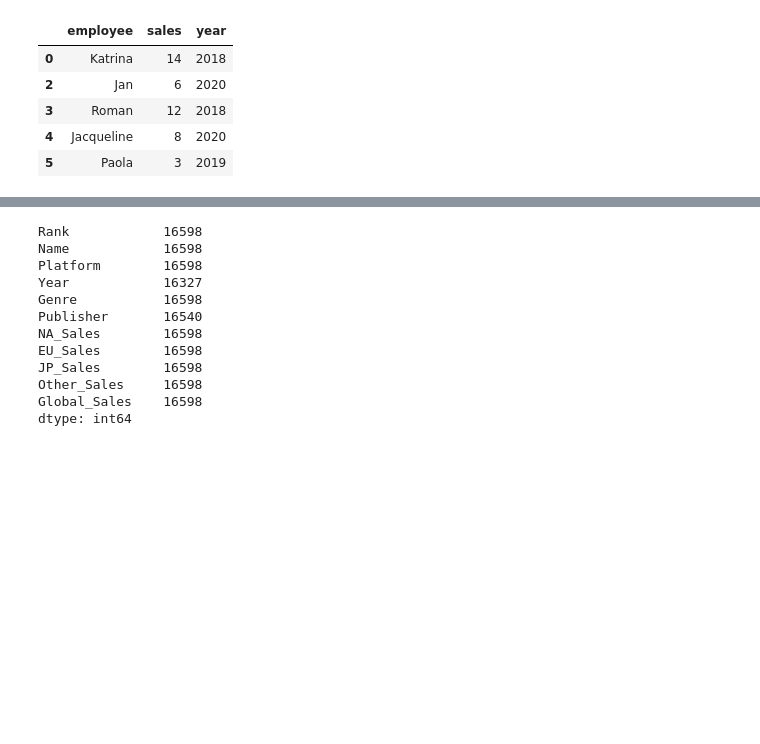
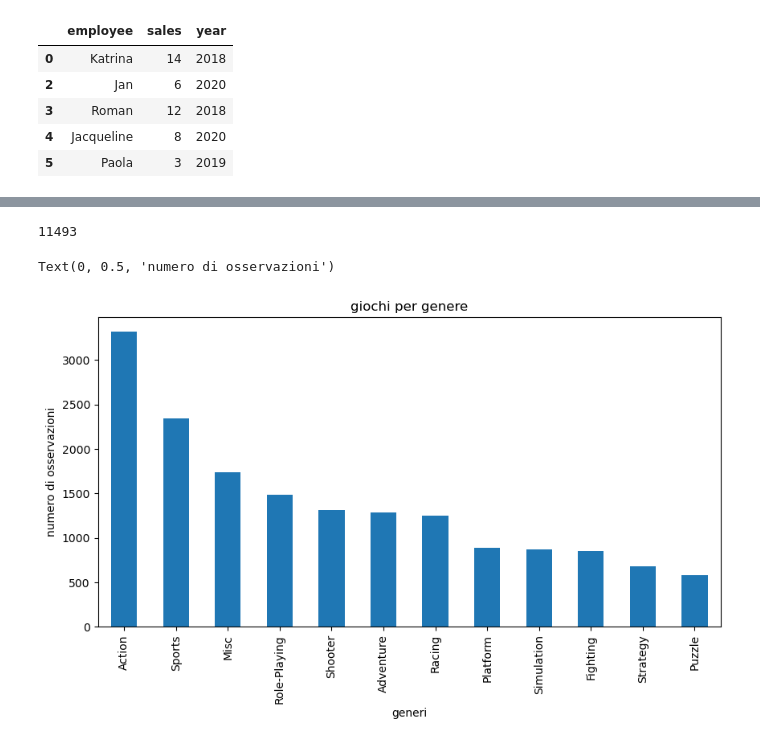
Before and after one commit to margheritaagiordani/ProgrammingLab, a Jupyter notebook: materiale_lezioni/Lezione6/6.4_Esericzi.ipynb, the cells around one changed output, grey strips where cells are left out. Saved outputs shown, nothing was run; the diff lists cells and outputs as text; code cells hidden in the pictures; blank space fills up the shorter version.

```diff
--- a/materiale_lezioni/Lezione6/6.4_Esericzi.ipynb
+++ b/materiale_lezioni/Lezione6/6.4_Esericzi.ipynb
@@ -92,21 +92,20 @@ df.head()
 | 4 | 5 | Pokemon Red/Pokemon Blue | GB | 1996.0 | Role-Playing | Nintendo | 11.27 | 8.89 | 10.22 | 1.00 | ... |
 # %%
 # 1. Quanti videogiochi sono stati pubblicati
-df.count()
+df["Name"].nunique() #dato che possono esserci ripetizioni
 # %% [output]
-Rank            16598
-Name            16598
-Platform        16598
-Year            16327
-Genre           16598
-Publisher       16540
-NA_Sales        16598
-EU_Sales        16598
-JP_Sales        16598
-Other_Sales     16598
-Global_Sales    16598
-dtype: int64
+11493
 # %%
 # 2. Quali sono i generi più popolari? Mostralo con un bar plot
+genre_counts = df["Genre"].value_counts()
+
+plt.figure(figsize=(10,5))
+genre_counts.plot(kind="bar")
+plt.title("giochi per genere")
+plt.xlabel("generi")
+plt.ylabel("numero di osservazioni")
+# %% [output]
+Text(0, 0.5, 'numero di osservazioni')
+[figure, added]
 # %%
 # 3. Plotta l'evoluzione del numero di giochi pubblicati nel tempo
```
Also changed, not shown: parts of 5 cells of this notebook, 5 other files.
